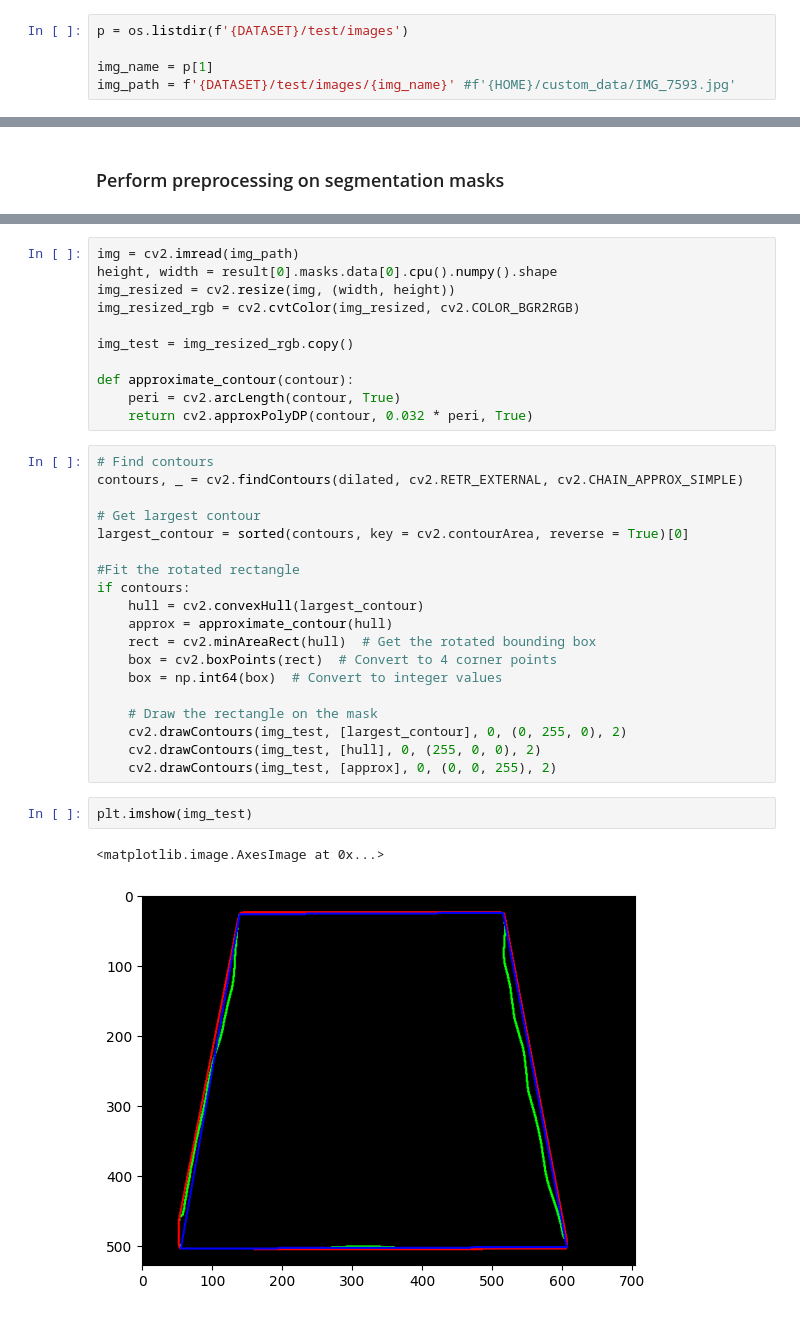
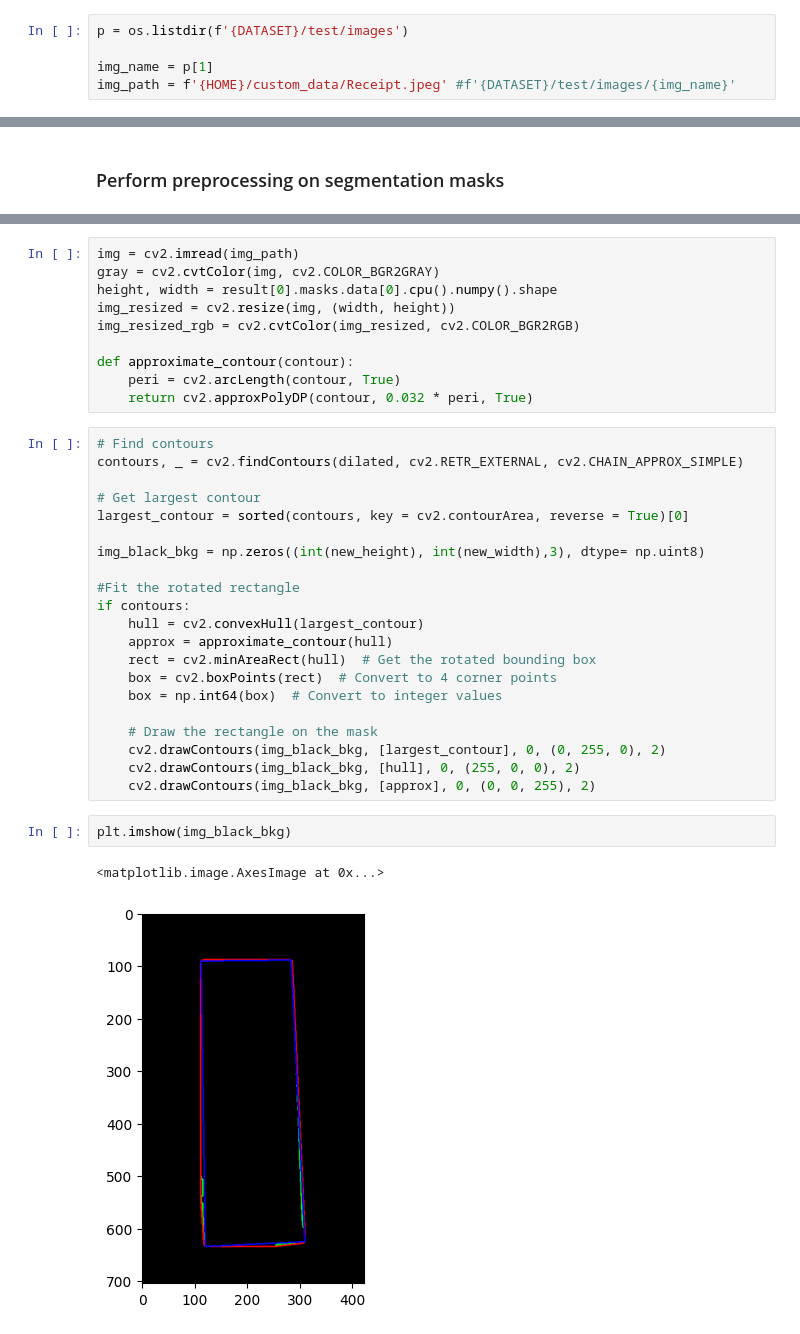
Before and after one commit to skeilbach/receipt2json, a Jupyter notebook: Yolov11CustomReceiptDetection.ipynb, the cells around one changed output, grey strips where cells are left out. Saved outputs shown, nothing was run; the diff lists cells and outputs as text.

```diff
--- a/Yolov11CustomReceiptDetection.ipynb
+++ b/Yolov11CustomReceiptDetection.ipynb
@@ -132,7 +144,7 @@ Results saved to runs/segment/predict2
 p = os.listdir(f'{DATASET}/test/images')
 
 img_name = p[1]
-img_path = f'{DATASET}/test/images/{img_name}' #f'{HOME}/custom_data/IMG_7593.jpg'
+img_path = f'{HOME}/custom_data/Receipt.jpeg' #f'{DATASET}/test/images/{img_name}'
 # %%
 from ultralytics import YOLO
 model = YOLO(f'{HOME}/runs/segment/train/weights/best.pt')
@@ -248,11 +251,10 @@ Note: you may need to restart the kernel to use updated packages.
 # %%
 img = cv2.imread(img_path)
+gray = cv2.cvtColor(img, cv2.COLOR_BGR2GRAY)
 height, width = result[0].masks.data[0].cpu().numpy().shape
 img_resized = cv2.resize(img, (width, height))
 img_resized_rgb = cv2.cvtColor(img_resized, cv2.COLOR_BGR2RGB)
 
-img_test = img_resized_rgb.copy()
-
 def approximate_contour(contour):
     peri = cv2.arcLength(contour, True)
     return cv2.approxPolyDP(contour, 0.032 * peri, True)
@@ -262,6 +264,8 @@ contours, _ = cv2.findContours(dilated, cv2.RETR_EXTERNAL, cv2.CHAIN_APPROX_SIMP
 
 # Get largest contour
 largest_contour = sorted(contours, key = cv2.contourArea, reverse = True)[0]
+
+img_black_bkg = np.zeros((int(new_height), int(new_width),3), dtype= np.uint8)
 
 #Fit the rotated rectangle
 if contours:
@@ -272,11 +276,11 @@ if contours:
     box = np.int64(box)  # Convert to integer values
 
     # Draw the rectangle on the mask
-    cv2.drawContours(img_test, [largest_contour], 0, (0, 255, 0), 2)
-    cv2.drawContours(img_test, [hull], 0, (255, 0, 0), 2)
-    cv2.drawContours(img_test, [approx], 0, (0, 0, 255), 2)
+    cv2.drawContours(img_black_bkg, [largest_contour], 0, (0, 255, 0), 2)
+    cv2.drawContours(img_black_bkg, [hull], 0, (255, 0, 0), 2)
+    cv2.drawContours(img_black_bkg, [approx], 0, (0, 0, 255), 2)
 # %%
-plt.imshow(img_test)
+plt.imshow(img_black_bkg)
 # %% [output]
 <matplotlib.image.AxesImage at 0x...>
-[figure, old version]
+[figure, new version]
```
Also changed, not shown: parts of 28 cells of this notebook.
